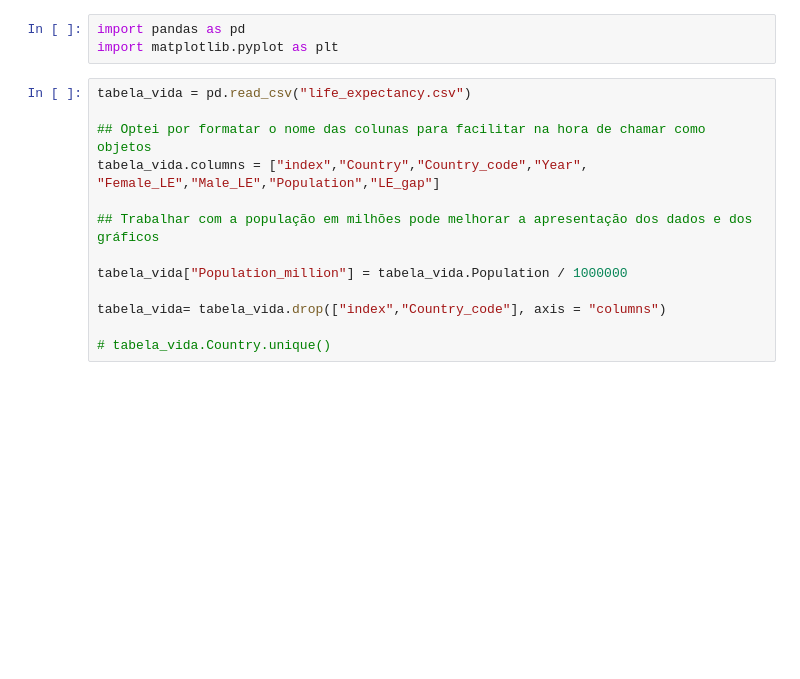
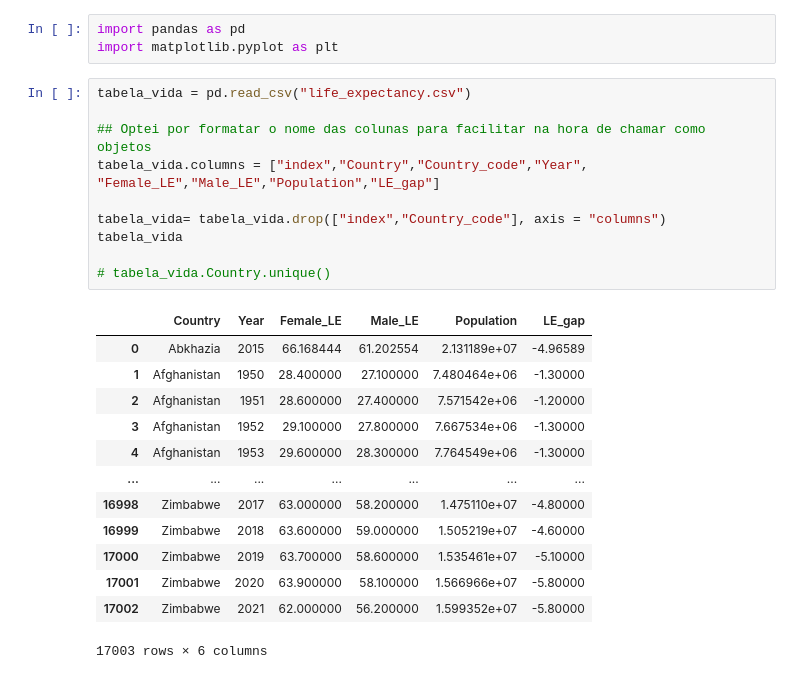
Before and after one commit to Alehsp27/Python-desafios-e-testes, a Jupyter notebook: Projeto_pandas/Expectativa_vida/analise_expec_vida.ipynb, the cells around one changed output. Cells and saved outputs as stored; diff of their text form; blank space fills up the shorter version.

```diff
--- a/Projeto_pandas/Expectativa_vida/analise_expec_vida.ipynb
+++ b/Projeto_pandas/Expectativa_vida/analise_expec_vida.ipynb
@@ -4,14 +4,25 @@ import matplotlib.pyplot as plt
 # %%
 tabela_vida = pd.read_csv("life_expectancy.csv")
 
 ## Optei por formatar o nome das colunas para facilitar na hora de chamar como objetos
 tabela_vida.columns = ["index","Country","Country_code","Year", "Female_LE","Male_LE","Population","LE_gap"]
 
-## Trabalhar com a população em milhões pode melhorar a apresentação dos dados e dos gráficos
-
-tabela_vida["Population_million"] = tabela_vida.Population / 1000000
-
 tabela_vida= tabela_vida.drop(["index","Country_code"], axis = "columns")
+tabela_vida
 
 # tabela_vida.Country.unique()
+# %% [output]
+|  | Country | Year | Female_LE | Male_LE | Population | LE_gap |
+| 0 | Abkhazia | 2015 | 66.168444 | 61.202554 | 2.131189e+07 | -4.96589 |
+| 1 | Afghanistan | 1950 | 28.400000 | 27.100000 | 7.480464e+06 | -1.30000 |
+| 2 | Afghanistan | 1951 | 28.600000 | 27.400000 | 7.571542e+06 | -1.20000 |
+| 3 | Afghanistan | 1952 | 29.100000 | 27.800000 | 7.667534e+06 | -1.30000 |
+| 4 | Afghanistan | 1953 | 29.600000 | 28.300000 | 7.764549e+06 | -1.30000 |
+| ... | ... | ... | ... | ... | ... | ... |
+| 16998 | Zimbabwe | 2017 | 63.000000 | 58.200000 | 1.475110e+07 | -4.80000 |
+| 16999 | Zimbabwe | 2018 | 63.600000 | 59.000000 | 1.505219e+07 | -4.60000 |
+| 17000 | Zimbabwe | 2019 | 63.700000 | 58.600000 | 1.535461e+07 | -5.10000 |
+| 17001 | Zimbabwe | 2020 | 63.900000 | 58.100000 | 1.566966e+07 | -5.80000 |
+| 17002 | Zimbabwe | 2021 | 62.000000 | 56.200000 | 1.599352e+07 | -5.80000 |
+17003 rows × 6 columns
 # %%
```
Also changed, not shown: parts of 6 cells of this notebook.
